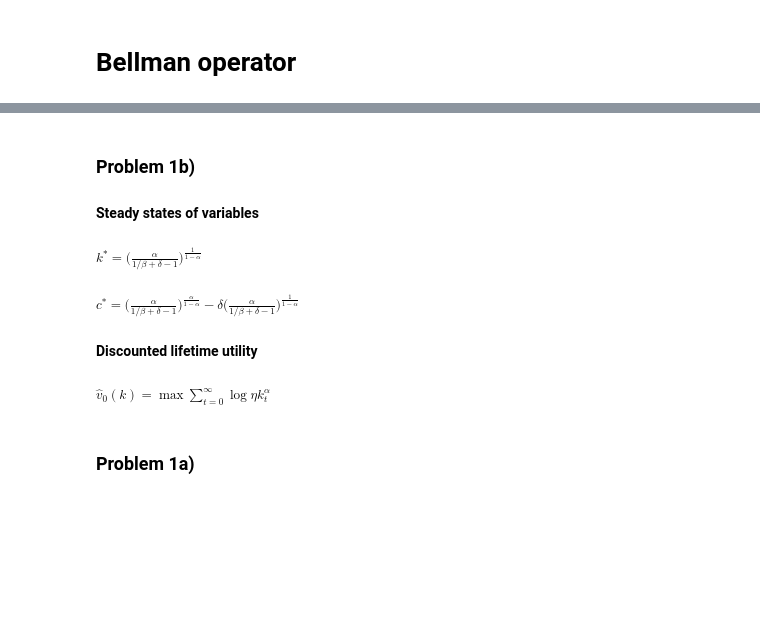
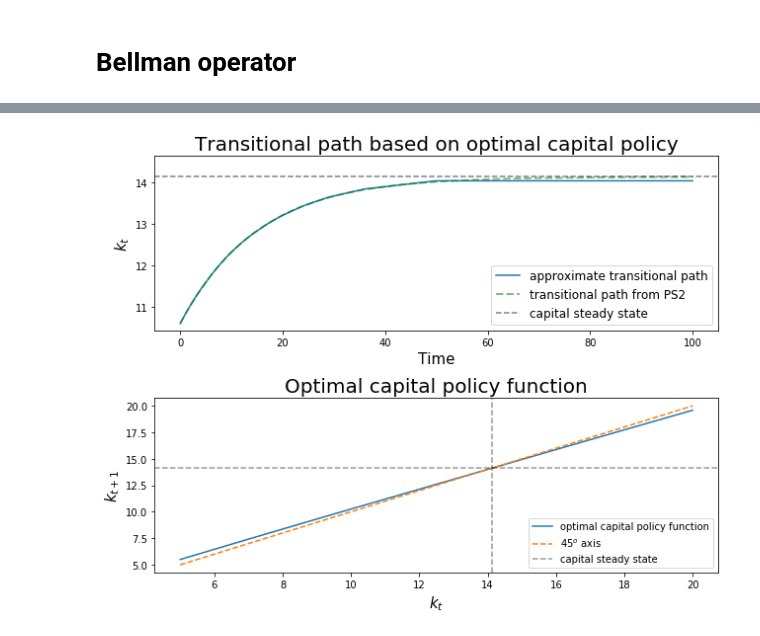
Before and after one commit to RadekDickinson/Macroeconomics_1, a Jupyter notebook: Macro1_PS3_P1_v1.ipynb, the cells around one changed output, grey strips where cells are left out. Drawn from its saved outputs; the diff is of its cells as text; code cells hidden in the pictures; blank space fills up the shorter version.

```diff
--- a/Macro1_PS3_P1_v1.ipynb
+++ b/Macro1_PS3_P1_v1.ipynb
@@ -92,12 +205,0 @@ def create_path(mod, k0, T=200):
-# %%
-mod=Model()
-grid = mod.grid
-
-w_init = np.empty(len(grid))
-for i, k0 in enumerate(grid):
-    _, value_of_utility = create_path(mod,k0)
-    w_init[i] = value_of_utility
-
-# fig, ax = plt.subplots(figsize=(9,6))
-# ax.plot(w_init)
-# plt.show()
@@ -132,12 +205,0 @@ NameError: name 'k_policy_a' is not defined
-# %% [markdown]
-### Problem 1b)
-
-#### Steady states of variables
-
-##### $ k^* = \Big(\frac{\alpha}{1/\beta+\delta-1}\Big)^{\frac{1}{1-\alpha}} $
-
-##### $ c^* = \Big(\frac{\alpha}{1/\beta+\delta-1}\Big)^{\frac{\alpha}{1-\alpha}} - \delta \Big(\frac{\alpha}{1/\beta+\delta-1}\Big)^{\frac{1}{1-\alpha}} $
-
-#### Discounted lifetime utility
-
-##### $\hat{v}_0(k) = \max \sum_{t=0}^{\infty} \log \eta k_t^\alpha$
@@ -211,2 +205,0 @@ plt.show()
-# %% [markdown]
-### Problem 1a)
@@ -268,0 +206,42 @@ plt.show()
+# %%
+mod=Model()
+grid = mod.grid
+fig, (ax, ax2) = plt.subplots(2,1,figsize=(9,7))
+
+def find_nearest_index(array, value):
+    idx = (np.abs(array-value)).argmin()
+    return idx
+
+kt = mod.k_ss*0.75
+capital_path=[kt]
+
+for i in range(1,101):
+    kt_grid_i = find_nearest_index(grid, kt)
+    ktp1 = k_policy_a[kt_grid_i]
+    kt = ktp1
+    capital_path.append(kt)
+
+capital_path_PS2 = pd.read_pickle('PS2_capital_path.pickle')
+
+ax.plot(range(len(capital_path)), capital_path, label='approximate transitional path')
+ax.plot(range(len(capital_path_PS2)), capital_path_PS2, ls='dashed', alpha=0.5, lw=2, c='g', label='transitional path from PS2')
+ax.axhline(mod.k_ss, c='k', ls='dashed', alpha=0.5, label='capital steady state')
+ax.set_xlabel('Time', fontsize=15)
+ax.set_ylabel('$k_t$', fontsize=15)
+ax.set_title('Transitional path based on optimal capital policy', fontsize=20)
+ax.set_ylim(ymax=mod.k_ss+0.5)
+ax.legend(loc=4, fontsize=12)
+
+ax2.plot(grid, k_policy_a, label='optimal capital policy function')
+ax2.plot(grid, grid, ls='dashed', label='$45^o$ axis')
+ax2.axhline(mod.k_ss, c='k', alpha=0.4, ls='dashed', label='capital steady state')
+ax2.axvline(mod.k_ss, c='k', alpha=0.4, ls='dashed')
+ax2.set_xlabel('$k_t$', fontsize=15)
+ax2.set_ylabel('$k_{t+1}$', fontsize=15)
+ax2.set_title('Optimal capital policy function', fontsize=20)
+ax2.legend(loc=4, fontsize=10)
+
+plt.tight_layout()
+plt.show()
+# %% [output]
+[figure, added]
```
Also changed, not shown: parts of 10 cells of this notebook.
